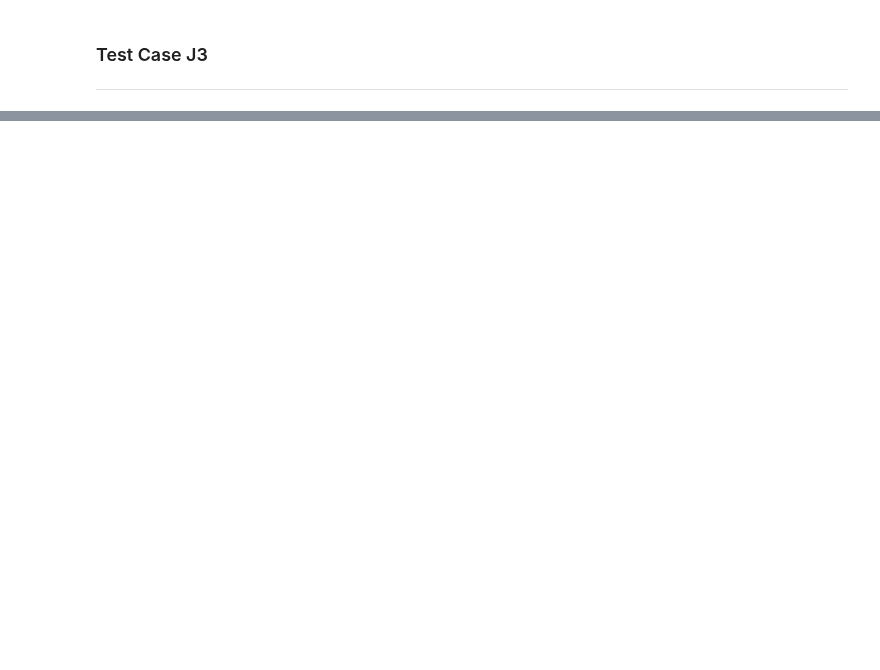
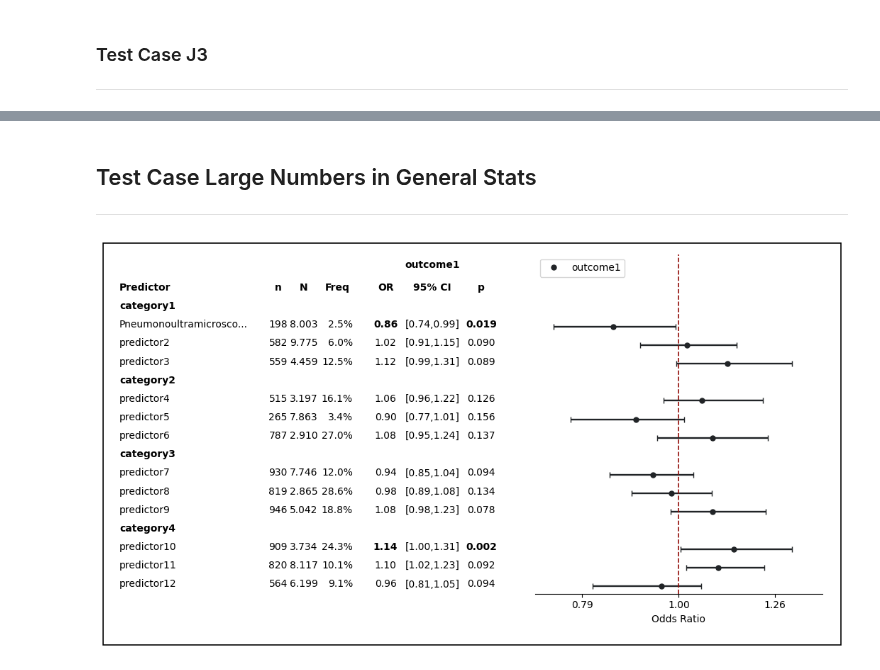
Before and after one commit to shervin-taheripour/forestplotx, a Jupyter notebook: notebooks/plot_test.ipynb, the cells around one changed output, grey strips where cells are left out. Cells and saved outputs as stored; diff of their text form; code cells hidden in the pictures; blank space fills up the shorter version.

```diff
--- a/notebooks/plot_test.ipynb
+++ b/notebooks/plot_test.ipynb
@@ -303,0 +303,51 @@ fig, axes = forest_plot(
+# %% [markdown]
+## Test Case Large Numbers in General Stats
+
+---
+# %%
+import numpy as np
+import pandas as pd
+from forestplotx.plot import forest_plot
+
+# Reproducible sample data with large n/N to test compact formatting
+rng = np.random.default_rng(42)
+
+predictors = ["Pneumonoultramicroscopicsilicovolcanoconiosis"] + [f"predictor{i}" for i in range(2, 13)]
+categories = ["category1"] * 3 + ["category2"] * 3 + ["category3"] * 3 + ["category4"] * 3
+outcomes = ["outcome1"]
+
+rows = []
+for pred, cat in zip(predictors, categories):
+    n_val = int(rng.integers(120, 999))     # 4 digits
+    N_val = int(rng.integers(1200, 9990))   # 5 digits
+    for out in outcomes:
+        eff = rng.normal(0.0, 0.15)           # log-scale estimate for binom
+        lo = eff - abs(rng.normal(0.12, 0.03))
+        hi = eff + abs(rng.normal(0.12, 0.03))
+        p = float(np.clip(rng.uniform(0.0001, 0.2), 0, 1))
+        rows.append(
+            {
+                "predictor": pred,
+                "category": cat,
+                "outcome": out,
+                "Estimate": eff,
+                "CI_low": lo,
+                "CI_high": hi,
+                "p_value": p,
+                "n": n_val,
+                "N": N_val,
+            }
+        )
+
+df_test = pd.DataFrame(rows)
+
+fig, axes = forest_plot(
+    df=df_test,
+    model_type="binom",
+    show_general_stats=True,
+    exponentiate=True,   # explicit for clarity
+    show=True,
+    save=None,
+)
+# %% [output]
+[figure, added]
```
Also changed, not shown: parts of 9 cells of this notebook, 6 other files.
